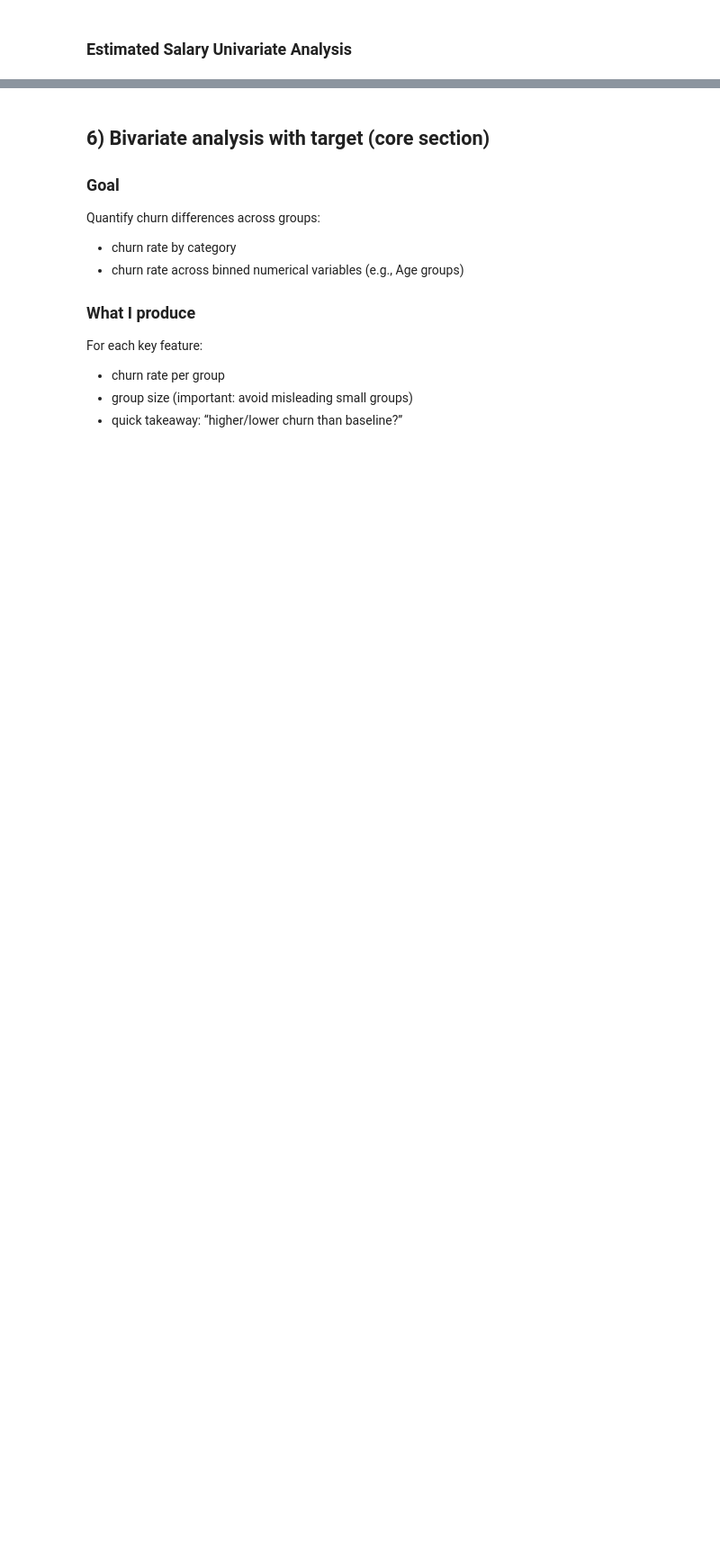
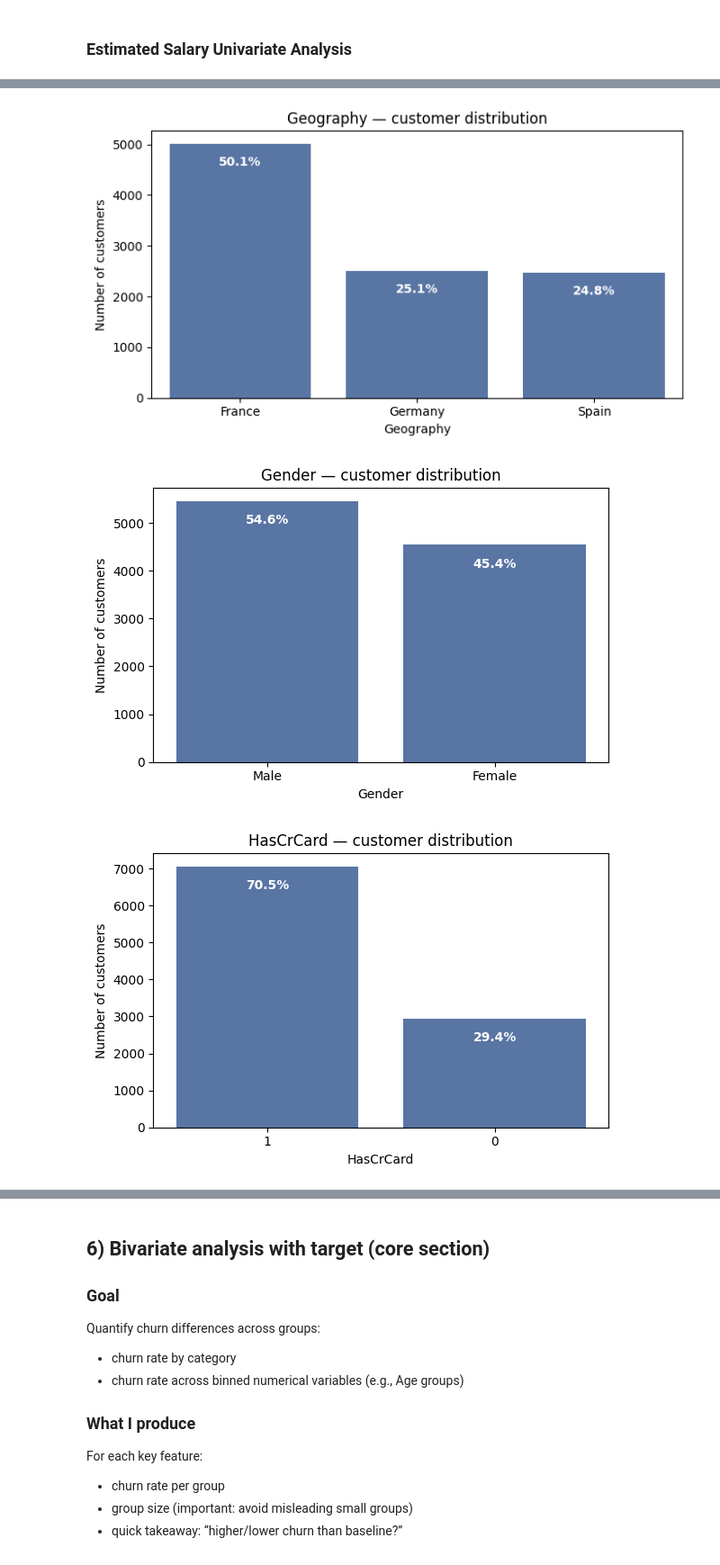
Before and after one commit to lost-95/customer-churn-banking, a Jupyter notebook: notebooks/customerChurnPredictionEda.ipynb, the cells around one changed output, grey strips where cells are left out. Shown at 90% size. Drawn from its saved outputs; the diff is of its cells as text; code cells hidden in the pictures; blank space fills up the shorter version.

Commit message:
univariate categoricals features

```diff
--- a/notebooks/customerChurnPredictionEda.ipynb
+++ b/notebooks/customerChurnPredictionEda.ipynb
@@ -295,0 +327,45 @@ plt.show()
+# %%
+def countplot_with_percent(df, col, title=None, figsize=(7,4), color="#4C72B0",
+                           inside_threshold=0.10):  # 10% della barra max
+    order = df[col].value_counts().index
+    counts = df[col].value_counts().reindex(order)
+    perc = (counts / counts.sum() * 100)
+
+    plt.figure(figsize=figsize)
+    ax = sns.countplot(data=df, x=col, order=order, color=color)
+    ax.set_title(title or f"{col} — distribution")
+    ax.set_xlabel(col)
+    ax.set_ylabel("Number of customers")
+
+    max_count = counts.max()
+
+    for i, cat in enumerate(order):
+        c = counts.loc[cat]
+        p = perc.loc[cat]
+
+        # testo (più precisione per percentuali piccole)
+        label = f"{p:.1f}%" if p >= 1 else f"{p:.2f}%"
+
+        # Se la barra è abbastanza alta -> dentro, altrimenti sopra
+        if c >= max_count * inside_threshold:
+            y = c - max_count * 0.05
+            ax.text(i, y, label, ha="center", va="top",
+                    fontsize=10, color="white", fontweight="bold")
+        else:
+            y = c + max_count * 0.02
+            ax.text(i, y, label, ha="center", va="bottom",
+                    fontsize=10, color="black", fontweight="bold")
+
+    plt.tight_layout()
+    plt.show()
+
+# ---- Apply to your categorical variables ----
+countplot_with_percent(df, "Geography", title="Geography — customer distribution", figsize=(7,4))
+countplot_with_percent(df, "Gender", title="Gender — customer distribution", figsize=(6,4))
+countplot_with_percent(df, "HasCrCard", title="HasCrCard — customer distribution", figsize=(6,4))
+countplot_with_percent(df, "IsActiveMember", title="IsActiveMember — customer distribution", figsize=(6,4))
+countplot_with_percent(df, "NumOfProducts", title="NumOfProducts — customer distribution", figsize=(7,4))
+# %% [output]
+[figure, added]
+[figure, added]
+[figure, added]
```
Also changed, not shown: parts of 12 cells of this notebook.
